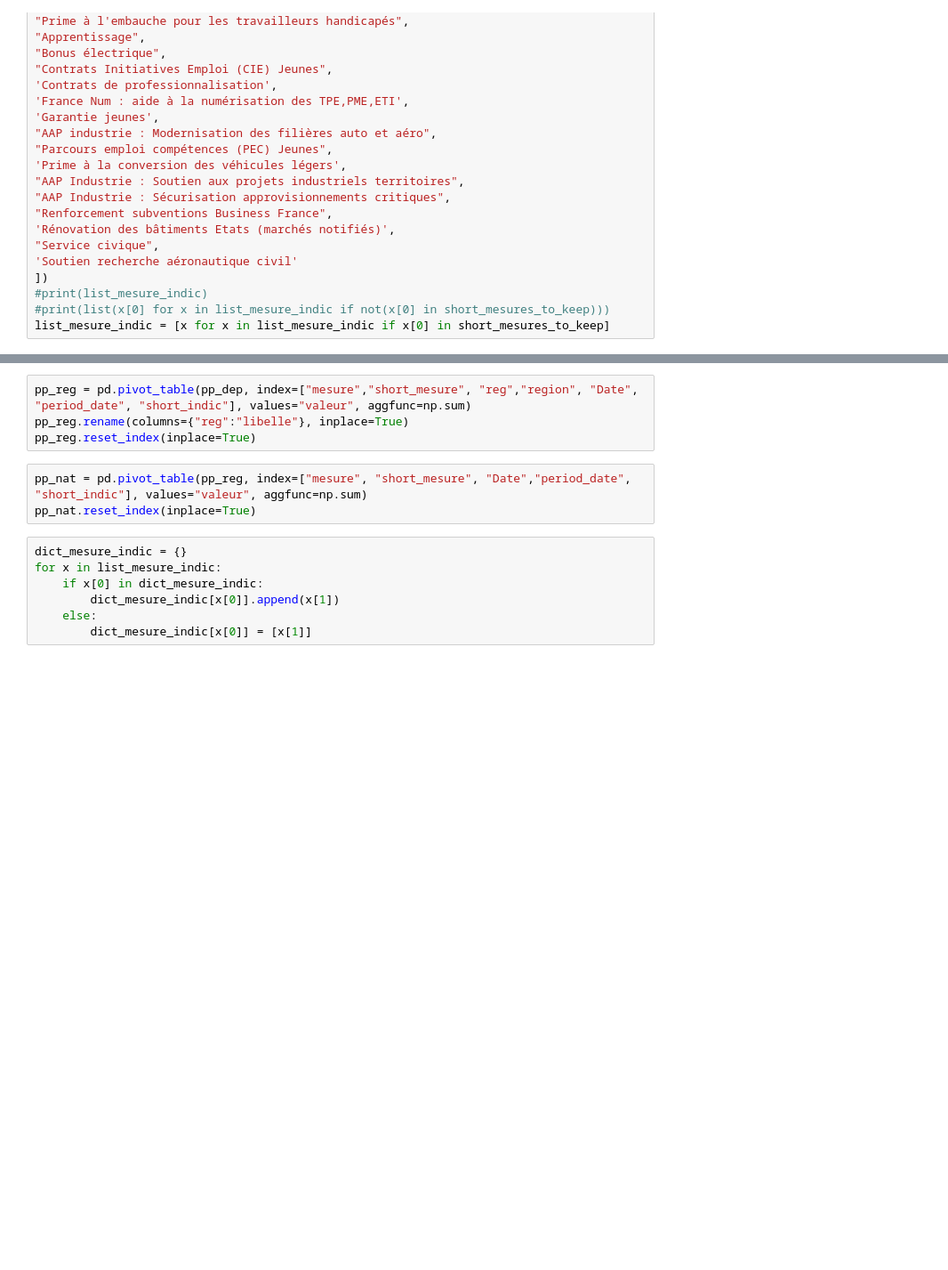
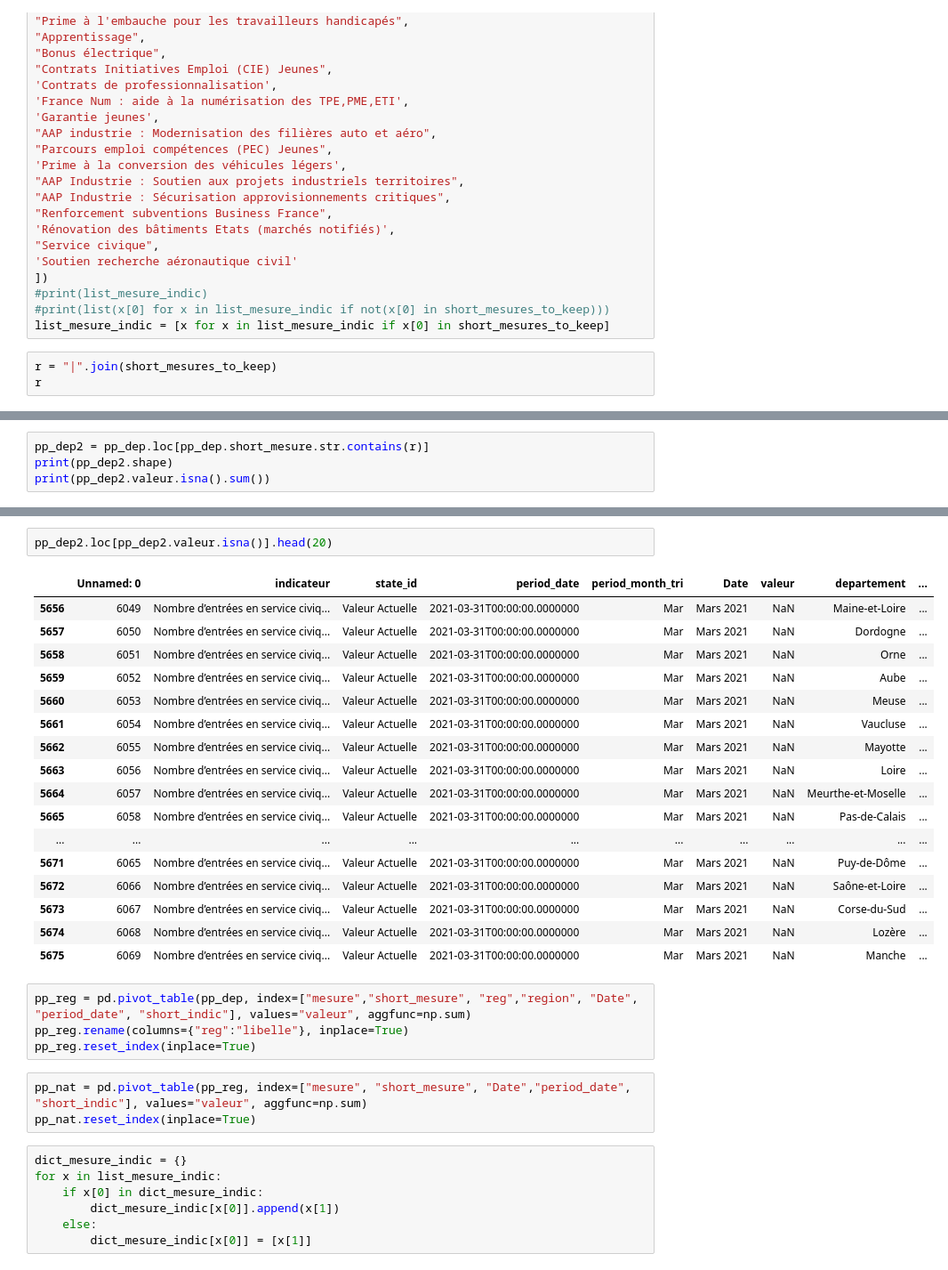
Before and after one commit to 139bercy/propilot2pdf, a Jupyter notebook: build_reports.ipynb, the cells around one changed output, grey strips where cells are left out. Shown: that part at 89% size. Saved outputs shown, nothing was run; the diff lists cells and outputs as text; blank space fills up the shorter version.

Commit message:
fix chargement propilot, keep only non nan values

```diff
--- a/build_reports.ipynb
+++ b/build_reports.ipynb
@@ -75,3 +75,6 @@ short_mesures_to_keep =set([
 #print(list_mesure_indic)
 #print(list(x[0] for x in list_mesure_indic if not(x[0] in short_mesures_to_keep)))
 list_mesure_indic = [x for x in list_mesure_indic if x[0] in short_mesures_to_keep]
+# %%
+r = "|".join(short_mesures_to_keep)
+r
@@ -77,0 +87,4 @@ list_mesure_indic = [x for x in list_mesure_indic if x[0] in short_mesures_to_ke
+# %%
+pp_dep2 = pp_dep.loc[pp_dep.short_mesure.str.contains(r)]
+print(pp_dep2.shape)
+print(pp_dep2.valeur.isna().sum())
@@ -78,3 +110,23 @@ list_mesure_indic = [x for x in list_mesure_indic if x[0] in short_mesures_to_ke
+# %%
+pp_dep2.loc[pp_dep2.valeur.isna()].head(20)
+# %% [output]
+|  | Unnamed: 0 | indicateur | state_id | period_date | period_month_tri | Date | valeur | departement | ... |
+| 5656 | 6049 | Nombre d’entrées en service civiq... | Valeur Actuelle | 2021-03-31T00:00:00.0000000 | Mar | Mars 2021 | NaN | Maine-et-Loire | ... |
+| 5657 | 6050 | Nombre d’entrées en service civiq... | Valeur Actuelle | 2021-03-31T00:00:00.0000000 | Mar | Mars 2021 | NaN | Dordogne | ... |
+| 5658 | 6051 | Nombre d’entrées en service civiq... | Valeur Actuelle | 2021-03-31T00:00:00.0000000 | Mar | Mars 2021 | NaN | Orne | ... |
+| 5659 | 6052 | Nombre d’entrées en service civiq... | Valeur Actuelle | 2021-03-31T00:00:00.0000000 | Mar | Mars 2021 | NaN | Aube | ... |
+| 5660 | 6053 | Nombre d’entrées en service civiq... | Valeur Actuelle | 2021-03-31T00:00:00.0000000 | Mar | Mars 2021 | NaN | Meuse | ... |
+| 5661 | 6054 | Nombre d’entrées en service civiq... | Valeur Actuelle | 2021-03-31T00:00:00.0000000 | Mar | Mars 2021 | NaN | Vaucluse | ... |
+| 5662 | 6055 | Nombre d’entrées en service civiq... | Valeur Actuelle | 2021-03-31T00:00:00.0000000 | Mar | Mars 2021 | NaN | Mayotte | ... |
+| 5663 | 6056 | Nombre d’entrées en service civiq... | Valeur Actuelle | 2021-03-31T00:00:00.0000000 | Mar | Mars 2021 | NaN | Loire | ... |
+| 5664 | 6057 | Nombre d’entrées en service civiq... | Valeur Actuelle | 2021-03-31T00:00:00.0000000 | Mar | Mars 2021 | NaN | Meurthe-et-Moselle | ... |
+| 5665 | 6058 | Nombre d’entrées en service civiq... | Valeur Actuelle | 2021-03-31T00:00:00.0000000 | Mar | Mars 2021 | NaN | Pas-de-Calais | ... |
+| ... | ... | ... | ... | ... | ... | ... | ... | ... | ... |
+| 5671 | 6065 | Nombre d’entrées en service civiq... | Valeur Actuelle | 2021-03-31T00:00:00.0000000 | Mar | Mars 2021 | NaN | Puy-de-Dôme | ... |
+| 5672 | 6066 | Nombre d’entrées en service civiq... | Valeur Actuelle | 2021-03-31T00:00:00.0000000 | Mar | Mars 2021 | NaN | Saône-et-Loire | ... |
+| 5673 | 6067 | Nombre d’entrées en service civiq... | Valeur Actuelle | 2021-03-31T00:00:00.0000000 | Mar | Mars 2021 | NaN | Corse-du-Sud | ... |
+| 5674 | 6068 | Nombre d’entrées en service civiq... | Valeur Actuelle | 2021-03-31T00:00:00.0000000 | Mar | Mars 2021 | NaN | Lozère | ... |
+| 5675 | 6069 | Nombre d’entrées en service civiq... | Valeur Actuelle | 2021-03-31T00:00:00.0000000 | Mar | Mars 2021 | NaN | Manche | ... |
 # %%
 pp_reg = pd.pivot_table(pp_dep, index=["mesure","short_mesure", "reg","region", "Date", "period_date", "short_indic"], values="valeur", aggfunc=np.sum)
 pp_reg.rename(columns={"reg":"libelle"}, inplace=True)
```
Also changed, not shown: parts of 4 cells of this notebook, 1 other file.
